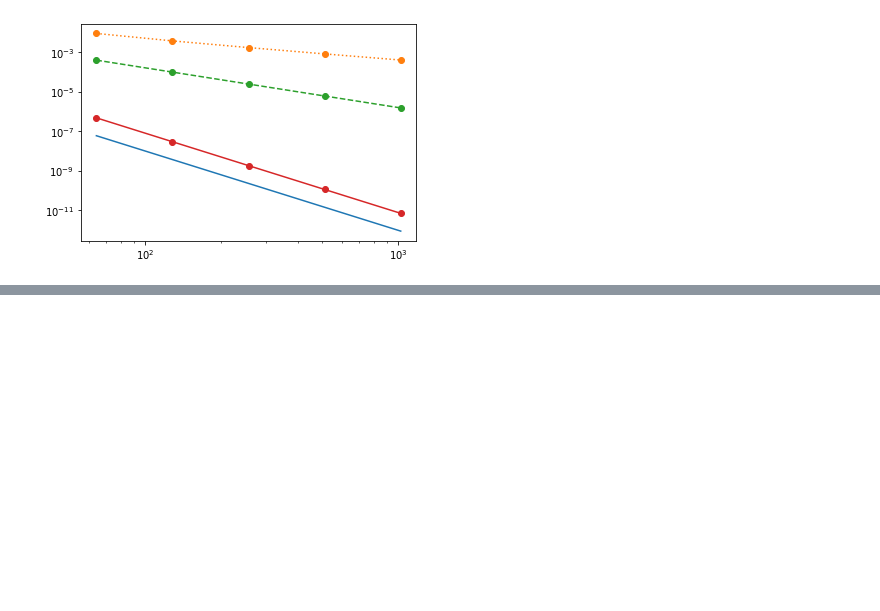
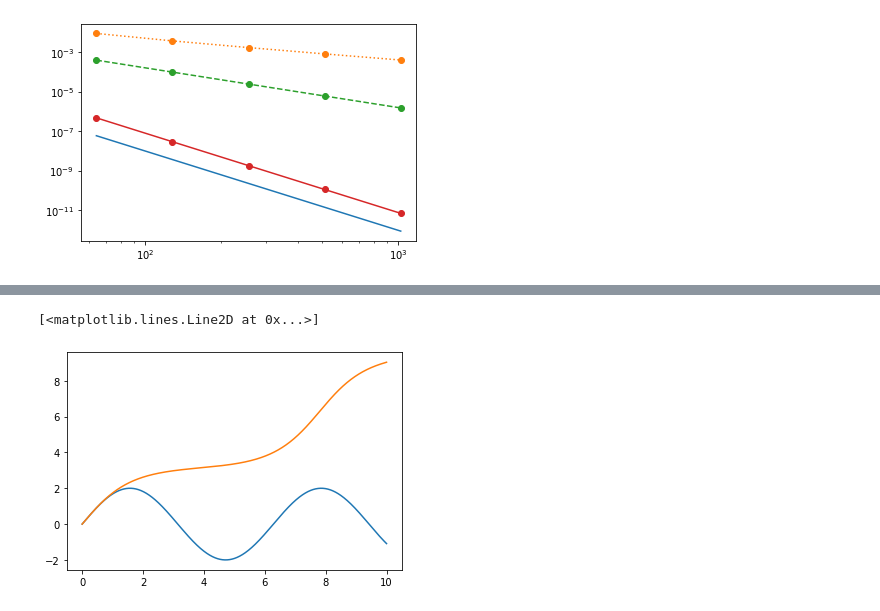
Before and after one commit to uarizona-2021spring-phys105a/phys105a, a Jupyter notebook: 12/ode2.ipynb, the cells around one changed output, grey strips where cells are left out. Drawn from its saved outputs; the diff is of its cells as text; code cells hidden in the pictures; blank space fills up the shorter version.

```diff
--- a/12/ode2.ipynb
+++ b/12/ode2.ipynb
@@ -251,0 +285,15 @@ plt.loglog(N, E3,'o-')
+# %%
+# When the initial velocity is large enough, the solution is not periodic.  What's going on?
+
+N  = 1000
+v0 = 2
+T, X = forwardEuler(f, (0, v0), 0, 10/N, N)
+
+Theta = X[:,0]
+Omega = X[:,1]
+
+plt.plot(T, v0 * np.sin(T))
+plt.plot(T, Theta)
+# %% [output]
+[<matplotlib.lines.Line2D at 0x...>]
+[figure, added]
```
Also changed, not shown: parts of 3 cells of this notebook.
